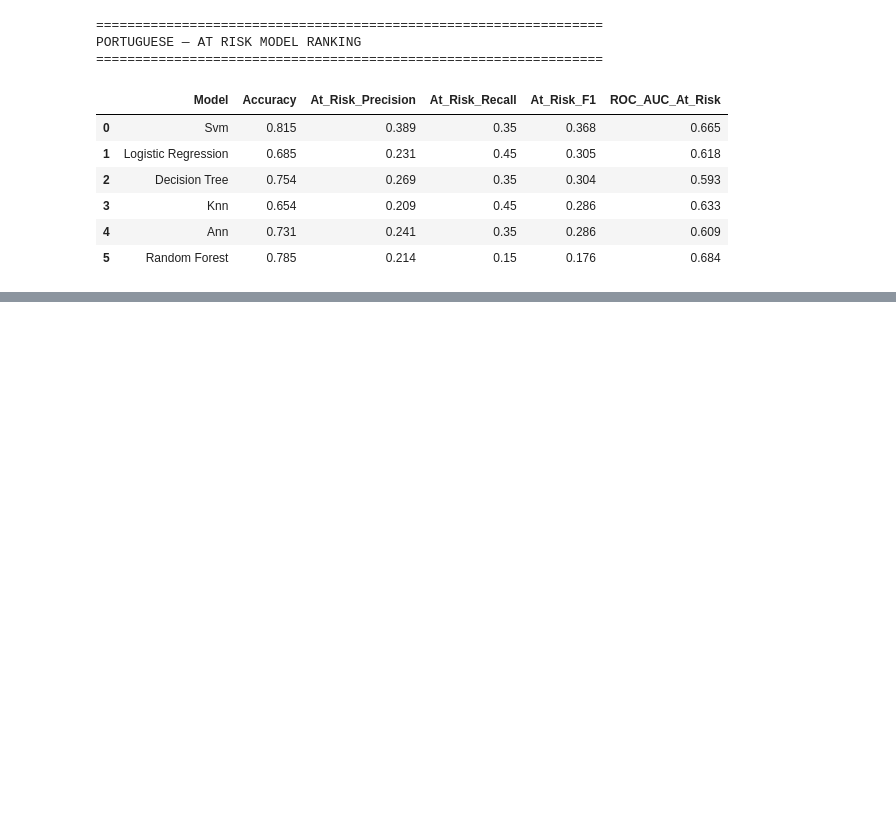
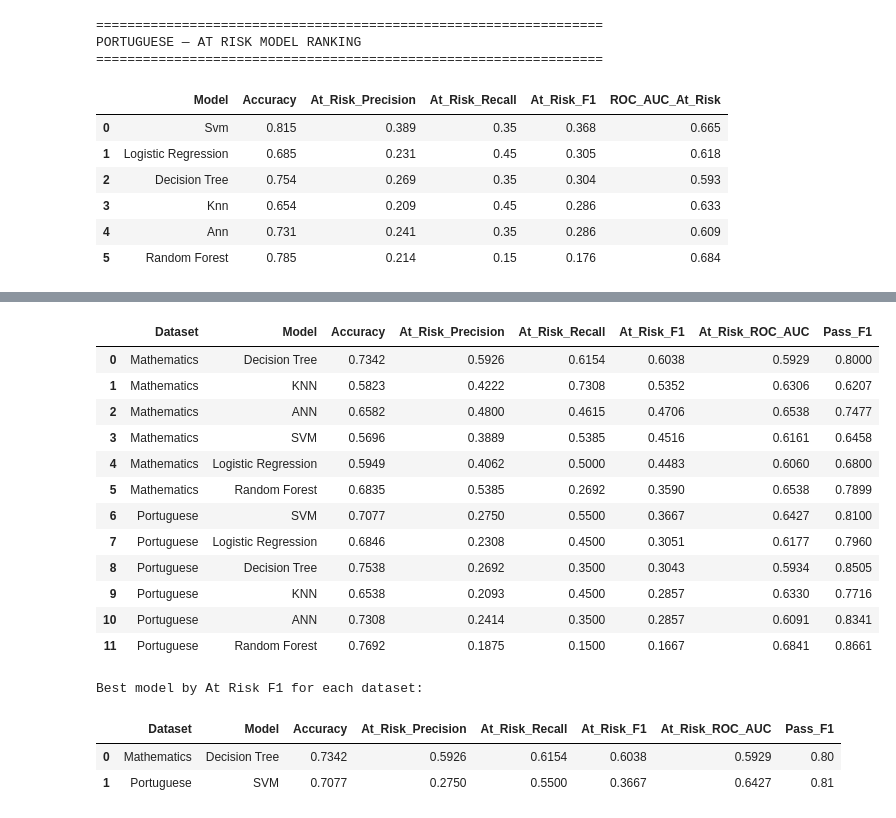
Before and after one commit to crypticlumen/Student-Performance-Prediction, a Jupyter notebook: notebooks/09_model_evaluation.ipynb, the cells around one changed output, grey strips where cells are left out. Drawn from its saved outputs; the diff is of its cells as text; code cells hidden in the pictures; blank space fills up the shorter version.

Commit message:
Add at-risk-focused model tuning and evaluation

```diff
--- a/notebooks/09_model_evaluation.ipynb
+++ b/notebooks/09_model_evaluation.ipynb
@@ -1136,0 +1291,64 @@ PORTUGUESE — AT RISK MODEL RANKING
+# %%
+from pathlib import Path
+import pandas as pd
+
+root = Path.cwd().resolve()
+
+while not (root / "results" / "tables").is_dir():
+    if root.parent == root:
+        raise FileNotFoundError("Project root not found.")
+    root = root.parent
+
+results_path = (
+    root / "results" / "tables"
+    / "at_risk_tuned_model_test_results.csv"
+)
+
+df = pd.read_csv(results_path)
+
+columns = [
+    "Dataset",
+    "Model",
+    "Accuracy",
+    "At_Risk_Precision",
+    "At_Risk_Recall",
+    "At_Risk_F1",
+    "At_Risk_ROC_AUC",
+    "Pass_F1",
+]
+
+comparison = (
+    df[columns]
+    .sort_values(
+        ["Dataset", "At_Risk_F1"],
+        ascending=[True, False],
+    )
+    .reset_index(drop=True)
+)
+
+display(comparison.round(4))
+
+print("\nBest model by At Risk F1 for each dataset:")
+display(
+    comparison.loc[
+        comparison.groupby("Dataset")["At_Risk_F1"].idxmax()
+    ].round(4).reset_index(drop=True)
+)
+# %% [output]
+|  | Dataset | Model | Accuracy | At_Risk_Precision | At_Risk_Recall | At_Risk_F1 | At_Risk_ROC_AUC | Pass_F1 |
+| 0 | Mathematics | Decision Tree | 0.7342 | 0.5926 | 0.6154 | 0.6038 | 0.5929 | 0.8000 |
+| 1 | Mathematics | KNN | 0.5823 | 0.4222 | 0.7308 | 0.5352 | 0.6306 | 0.6207 |
+| 2 | Mathematics | ANN | 0.6582 | 0.4800 | 0.4615 | 0.4706 | 0.6538 | 0.7477 |
+| 3 | Mathematics | SVM | 0.5696 | 0.3889 | 0.5385 | 0.4516 | 0.6161 | 0.6458 |
+| 4 | Mathematics | Logistic Regression | 0.5949 | 0.4062 | 0.5000 | 0.4483 | 0.6060 | 0.6800 |
+| 5 | Mathematics | Random Forest | 0.6835 | 0.5385 | 0.2692 | 0.3590 | 0.6538 | 0.7899 |
+| 6 | Portuguese | SVM | 0.7077 | 0.2750 | 0.5500 | 0.3667 | 0.6427 | 0.8100 |
+| 7 | Portuguese | Logistic Regression | 0.6846 | 0.2308 | 0.4500 | 0.3051 | 0.6177 | 0.7960 |
+| 8 | Portuguese | Decision Tree | 0.7538 | 0.2692 | 0.3500 | 0.3043 | 0.5934 | 0.8505 |
+| 9 | Portuguese | KNN | 0.6538 | 0.2093 | 0.4500 | 0.2857 | 0.6330 | 0.7716 |
+| 10 | Portuguese | ANN | 0.7308 | 0.2414 | 0.3500 | 0.2857 | 0.6091 | 0.8341 |
+| 11 | Portuguese | Random Forest | 0.7692 | 0.1875 | 0.1500 | 0.1667 | 0.6841 | 0.8661 |
+Best model by At Risk F1 for each dataset:
+|  | Dataset | Model | Accuracy | At_Risk_Precision | At_Risk_Recall | At_Risk_F1 | At_Risk_ROC_AUC | Pass_F1 |
+| 0 | Mathematics | Decision Tree | 0.7342 | 0.5926 | 0.6154 | 0.6038 | 0.5929 | 0.80 |
+| 1 | Portuguese | SVM | 0.7077 | 0.2750 | 0.5500 | 0.3667 | 0.6427 | 0.81 |
```
Also changed, not shown: parts of 3 cells of this notebook, 12 other files.
